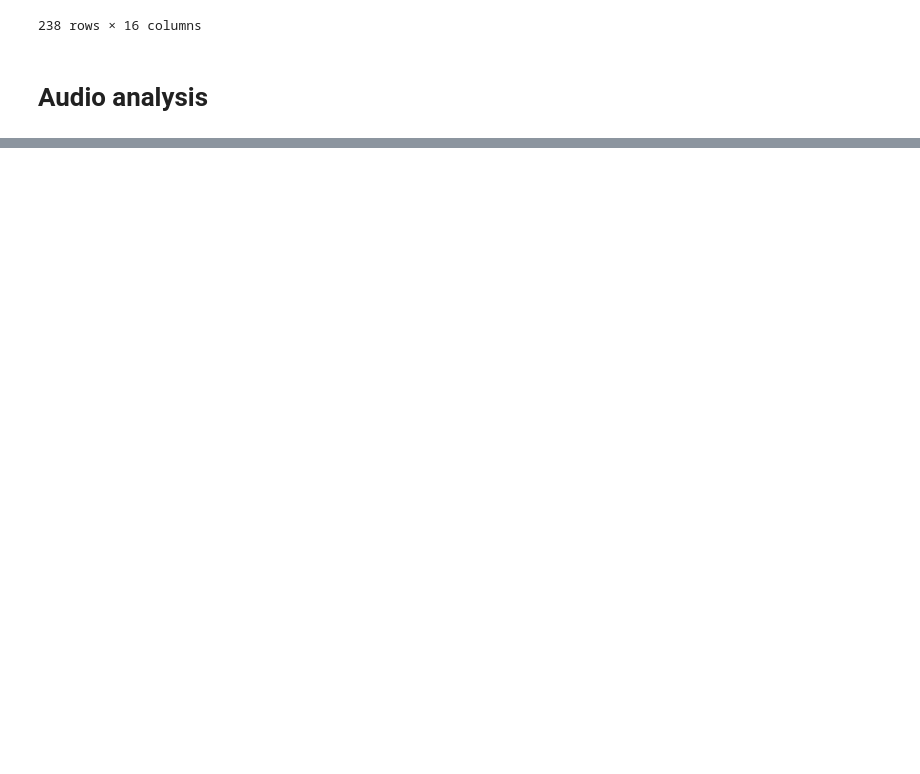
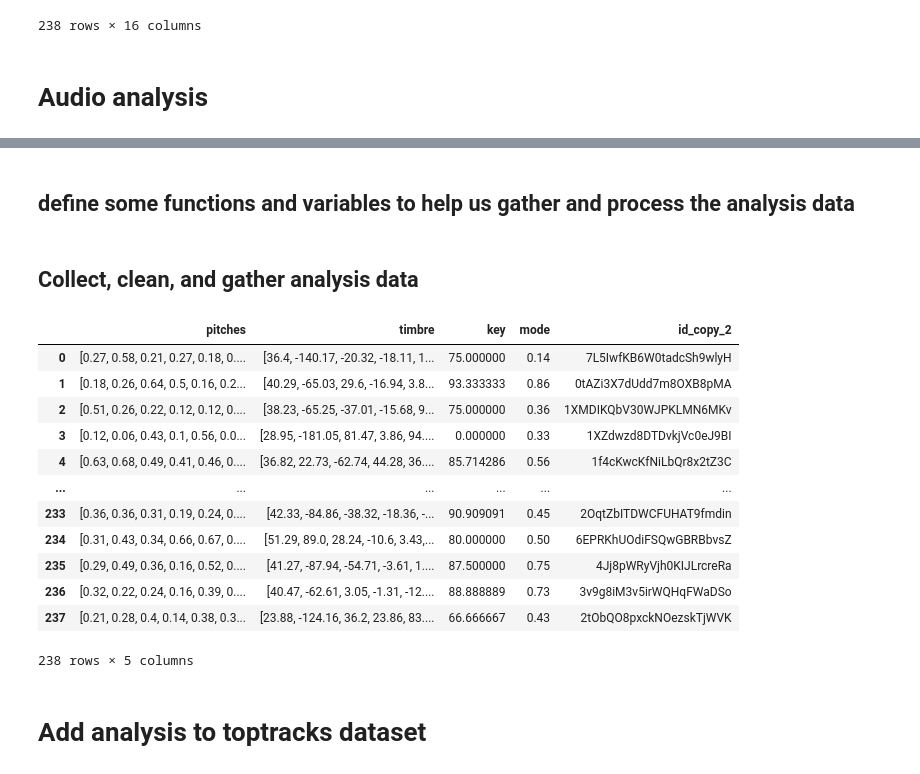
Before and after one commit to aleksati/music-preferance-learning-using-spotifys-web-api, a Jupyter notebook: src-new/3.analysis-extraction.ipynb, the cells around one changed output, grey strips where cells are left out. Cells and saved outputs as stored; diff of their text form; code cells hidden in the pictures; blank space fills up the shorter version.

Commit message:
data gathering done

```diff
--- a/src-new/3.analysis-extraction.ipynb
+++ b/src-new/3.analysis-extraction.ipynb
@@ -152,5 +35,0 @@ dict_keys(['pitches', 'timbre', 'key', 'mode'])
-# %%
-for i, (feature_parent, feature_array) in enumerate(analysis_features_list.items()):
-    print("i", i)
-    print("key", feature_parent)
-    print("val", feature_array)
@@ -164,6 +35,0 @@ val ['key', 'mode']
-# %%
-audio_analysis = sp.audio_analysis(track_ids[0])
-for count, (feature_category, analysis_items) in enumerate(audio_analysis.items()):
-    print("count:", count) # x
-    print("info:", feature_category) # y
-    print("items:", analysis_items) # z
@@ -189,9 +36,2 @@ items: [{'start': 0.0, 'duration': 0.90063, 'confidence': 0.0, 'loudness_start':
-# %%
-#Colunm names and framwork for our final dataframe
-framework = []
-for i, (key, val) in enumerate(analysis_features_list.items()):
-    for idx in range(len(val)):
-        framework.append(val[idx])
-
-df_framework = pd.DataFrame(columns=framework)
-df_framework
+# %% [markdown]
+## define some functions and variables to help us gather and process the analysis data
@@ -197,0 +120,42 @@ df_framework
+# %% [markdown]
+## Collect, clean, and gather analysis data
+# %%
+df_analysis_result = pd.DataFrame()
+
+# iterate over our toptracks dataframe
+for index, row in df_toptracks_features.iterrows():
+    #if index < 10:
+    analysis_data = {}
+
+    # spotify API call
+    audio_analysis = sp.audio_analysis(row["id"])
+
+    # gather raw features
+    analysis_data = gather_analysis_data(row["id"], analysis_features_list, audio_analysis)
+
+    # clean data
+    analysis_data_cleaned = clean_analysis_data(analysis_data, row["duration_ms"])
+
+    # concat data into main dict
+    df_analysis_data_cleaned = pd.DataFrame(analysis_data_cleaned)
+    df_analysis_data_cleaned["id_copy_2"] = row["id"]
+    df_analysis_result = pd.concat([df_analysis_result, df_analysis_data_cleaned], ignore_index=True)
+
+# print for check
+df_analysis_result
+# %% [output]
+|  | pitches | timbre | key | mode | id_copy_2 |
+| 0 | [0.27, 0.58, 0.21, 0.27, 0.18, 0.... | [36.4, -140.17, -20.32, -18.11, 1... | 75.000000 | 0.14 | 7L5IwfKB6W0tadcSh9wlyH |
+| 1 | [0.18, 0.26, 0.64, 0.5, 0.16, 0.2... | [40.29, -65.03, 29.6, -16.94, 3.8... | 93.333333 | 0.86 | 0tAZi3X7dUdd7m8OXB8pMA |
+| 2 | [0.51, 0.26, 0.22, 0.12, 0.12, 0.... | [38.23, -65.25, -37.01, -15.68, 9... | 75.000000 | 0.36 | 1XMDIKQbV30WJPKLMN6MKv |
+| 3 | [0.12, 0.06, 0.43, 0.1, 0.56, 0.0... | [28.95, -181.05, 81.47, 3.86, 94.... | 0.000000 | 0.33 | 1XZdwzd8DTDvkjVc0eJ9BI |
+| 4 | [0.63, 0.68, 0.49, 0.41, 0.46, 0.... | [36.82, 22.73, -62.74, 44.28, 36.... | 85.714286 | 0.56 | 1f4cKwcKfNiLbQr8x2tZ3C |
+| ... | ... | ... | ... | ... | ... |
+| 233 | [0.36, 0.36, 0.31, 0.19, 0.24, 0.... | [42.33, -84.86, -38.32, -18.36, -... | 90.909091 | 0.45 | 2OqtZbITDWCFUHAT9fmdin |
+| 234 | [0.31, 0.43, 0.34, 0.66, 0.67, 0.... | [51.29, 89.0, 28.24, -10.6, 3.43,... | 80.000000 | 0.50 | 6EPRKhUOdiFSQwGBRBbvsZ |
+| 235 | [0.29, 0.49, 0.36, 0.16, 0.52, 0.... | [41.27, -87.94, -54.71, -3.61, 1.... | 87.500000 | 0.75 | 4Jj8pWRyVjh0KIJLrcreRa |
+| 236 | [0.32, 0.22, 0.24, 0.16, 0.39, 0.... | [40.47, -62.61, 3.05, -1.31, -12.... | 88.888889 | 0.73 | 3v9g8iM3v5irWQHqFWaDSo |
+| 237 | [0.21, 0.28, 0.4, 0.14, 0.38, 0.3... | [23.88, -124.16, 36.2, 23.86, 83.... | 66.666667 | 0.43 | 2tObQO8pxckNOezskTjWVK |
+238 rows × 5 columns
+# %% [markdown]
+# Add analysis to toptracks dataset
```
Also changed, not shown: parts of 12 cells of this notebook, 2 other files.
